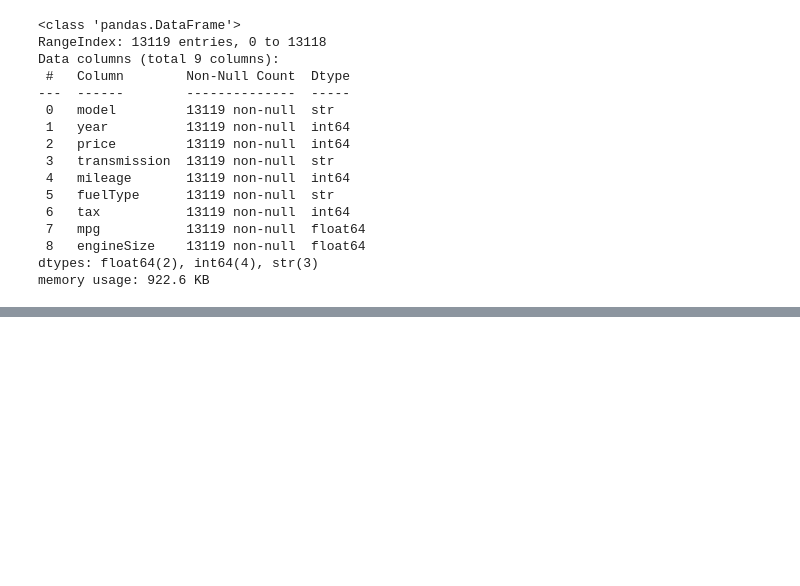
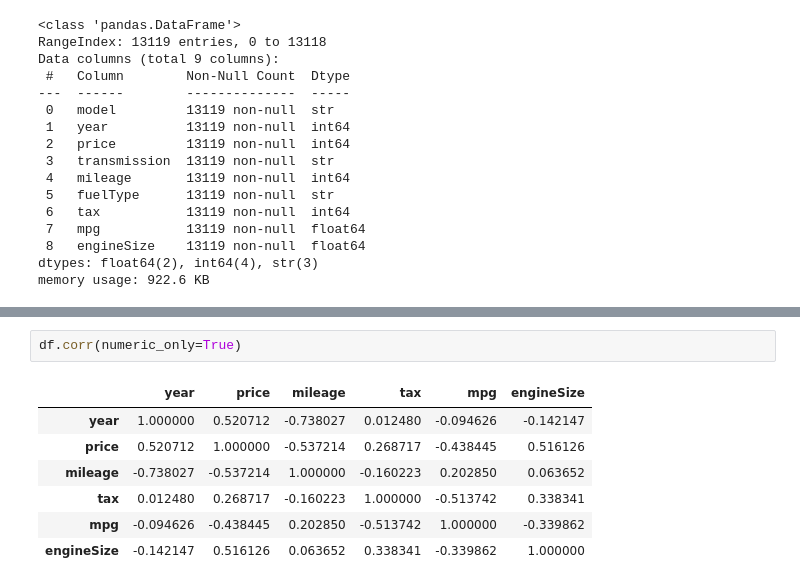
Before and after one commit to Ahmadjon0125/Mohirdev_lessons, a Jupyter notebook: Data analysis. Pandas kutubxonasi/8.Statistika.ipynb, the cells around one changed output, grey strips where cells are left out. Drawn from its saved outputs; the diff is of its cells as text; blank space fills up the shorter version.

```diff
--- a/Data analysis. Pandas kutubxonasi/8.Statistika.ipynb
+++ b/Data analysis. Pandas kutubxonasi/8.Statistika.ipynb
@@ -222,0 +279,10 @@ memory usage: 922.6 KB
+# %%
+df.corr(numeric_only=True)
+# %% [output]
+|  | year | price | mileage | tax | mpg | engineSize |
+| year | 1.000000 | 0.520712 | -0.738027 | 0.012480 | -0.094626 | -0.142147 |
+| price | 0.520712 | 1.000000 | -0.537214 | 0.268717 | -0.438445 | 0.516126 |
+| mileage | -0.738027 | -0.537214 | 1.000000 | -0.160223 | 0.202850 | 0.063652 |
+| tax | 0.012480 | 0.268717 | -0.160223 | 1.000000 | -0.513742 | 0.338341 |
+| mpg | -0.094626 | -0.438445 | 0.202850 | -0.513742 | 1.000000 | -0.339862 |
+| engineSize | -0.142147 | 0.516126 | 0.063652 | 0.338341 | -0.339862 | 1.000000 |
```
Also changed, not shown: parts of 6 cells of this notebook.
